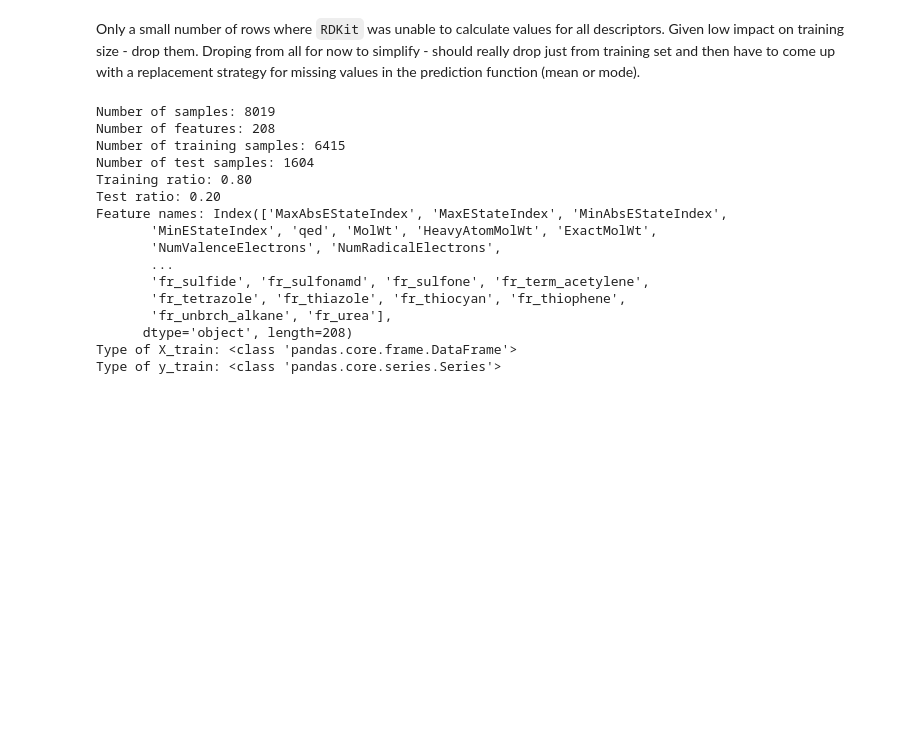
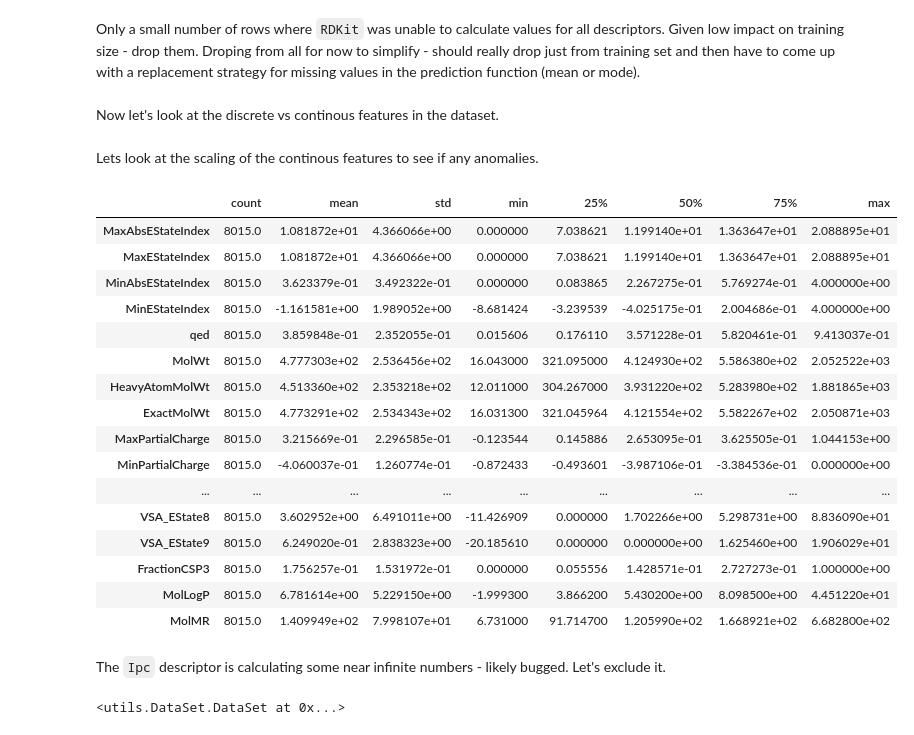
Before and after one commit to ChrisCollison/spectrum, a Jupyter notebook: example_estimators_rdkit.ipynb, the cells around one changed output. Drawn from its saved outputs; the diff is of its cells as text; code cells hidden in the pictures; blank space fills up the shorter version.

```diff
--- a/example_estimators_rdkit.ipynb
+++ b/example_estimators_rdkit.ipynb
@@ -79,27 +55,0 @@ data = DataSet.from_data("LogExtCoeff", features, lec)
-# %%
-print(f'Number of samples: {data.n_samples}')
-print(f'Number of features: {data.n_features}')
-print(f'Number of training samples: {data.n_train}')
-print(f'Number of test samples: {data.n_test}')
-print(f'Training ratio: {data.train_ratio:.2f}')
-print(f'Test ratio: {data.test_ratio:.2f}')
-print(f'Feature names: {data.feature_names}')
-print(f'Type of X_train: {type(data.X_train)}')
-print(f'Type of y_train: {type(data.y_train)}')
-# %% [output]
-Number of samples: 8019
-Number of features: 208
-Number of training samples: 6415
-Number of test samples: 1604
-Training ratio: 0.80
-Test ratio: 0.20
-Feature names: Index(['MaxAbsEStateIndex', 'MaxEStateIndex', 'MinAbsEStateIndex',
-       'MinEStateIndex', 'qed', 'MolWt', 'HeavyAtomMolWt', 'ExactMolWt',
-       'NumValenceElectrons', 'NumRadicalElectrons',
-       ...
-       'fr_sulfide', 'fr_sulfonamd', 'fr_sulfone', 'fr_term_acetylene',
-       'fr_tetrazole', 'fr_thiazole', 'fr_thiocyan', 'fr_thiophene',
-       'fr_unbrch_alkane', 'fr_urea'],
-      dtype='object', length=208)
-Type of X_train: <class 'pandas.core.frame.DataFrame'>
-Type of y_train: <class 'pandas.core.series.Series'>
@@ -105,0 +59,34 @@ Type of y_train: <class 'pandas.core.series.Series'>
+# %% [markdown]
+Now let's look at the discrete vs continous features in the dataset.
+# %%
+# Split the features into discrete and continuous
+discrete_features = lec_data.X.select_dtypes(include=['int64'])
+continuous_features = lec_data.X.select_dtypes(include=['float64'])
+# %% [markdown]
+Lets look at the scaling of the continous features to see if any anomalies.
+# %%
+continuous_features.describe().T
+# %% [output]
+|  | count | mean | std | min | 25% | 50% | 75% | max |
+| MaxAbsEStateIndex | 8015.0 | 1.081872e+01 | 4.366066e+00 | 0.000000 | 7.038621 | 1.199140e+01 | 1.363647e+01 | 2.088895e+01 |
+| MaxEStateIndex | 8015.0 | 1.081872e+01 | 4.366066e+00 | 0.000000 | 7.038621 | 1.199140e+01 | 1.363647e+01 | 2.088895e+01 |
+| MinAbsEStateIndex | 8015.0 | 3.623379e-01 | 3.492322e-01 | 0.000000 | 0.083865 | 2.267275e-01 | 5.769274e-01 | 4.000000e+00 |
+| MinEStateIndex | 8015.0 | -1.161581e+00 | 1.989052e+00 | -8.681424 | -3.239539 | -4.025175e-01 | 2.004686e-01 | 4.000000e+00 |
+| qed | 8015.0 | 3.859848e-01 | 2.352055e-01 | 0.015606 | 0.176110 | 3.571228e-01 | 5.820461e-01 | 9.413037e-01 |
+| MolWt | 8015.0 | 4.777303e+02 | 2.536456e+02 | 16.043000 | 321.095000 | 4.124930e+02 | 5.586380e+02 | 2.052522e+03 |
+| HeavyAtomMolWt | 8015.0 | 4.513360e+02 | 2.353218e+02 | 12.011000 | 304.267000 | 3.931220e+02 | 5.283980e+02 | 1.881865e+03 |
+| ExactMolWt | 8015.0 | 4.773291e+02 | 2.534343e+02 | 16.031300 | 321.045964 | 4.121554e+02 | 5.582267e+02 | 2.050871e+03 |
+| MaxPartialCharge | 8015.0 | 3.215669e-01 | 2.296585e-01 | -0.123544 | 0.145886 | 2.653095e-01 | 3.625505e-01 | 1.044153e+00 |
+| MinPartialCharge | 8015.0 | -4.060037e-01 | 1.260774e-01 | -0.872433 | -0.493601 | -3.987106e-01 | -3.384536e-01 | 0.000000e+00 |
+| ... | ... | ... | ... | ... | ... | ... | ... | ... |
+| VSA_EState8 | 8015.0 | 3.602952e+00 | 6.491011e+00 | -11.426909 | 0.000000 | 1.702266e+00 | 5.298731e+00 | 8.836090e+01 |
+| VSA_EState9 | 8015.0 | 6.249020e-01 | 2.838323e+00 | -20.185610 | 0.000000 | 0.000000e+00 | 1.625460e+00 | 1.906029e+01 |
+| FractionCSP3 | 8015.0 | 1.756257e-01 | 1.531972e-01 | 0.000000 | 0.055556 | 1.428571e-01 | 2.727273e-01 | 1.000000e+00 |
+| MolLogP | 8015.0 | 6.781614e+00 | 5.229150e+00 | -1.999300 | 3.866200 | 5.430200e+00 | 8.098500e+00 | 4.451220e+01 |
+| MolMR | 8015.0 | 1.409949e+02 | 7.998107e+01 | 6.731000 | 91.714700 | 1.205990e+02 | 1.668921e+02 | 6.682800e+02 |
+# %% [markdown]
+The `Ipc` descriptor is calculating some near infinite numbers - likely bugged.  Let's exclude it.
+# %%
+lec_data.drop_features(["Ipc"])
+# %% [output]
+<utils.DataSet.DataSet at 0x...>
```
Also changed, not shown: parts of 25 cells of this notebook, 23 other files.
